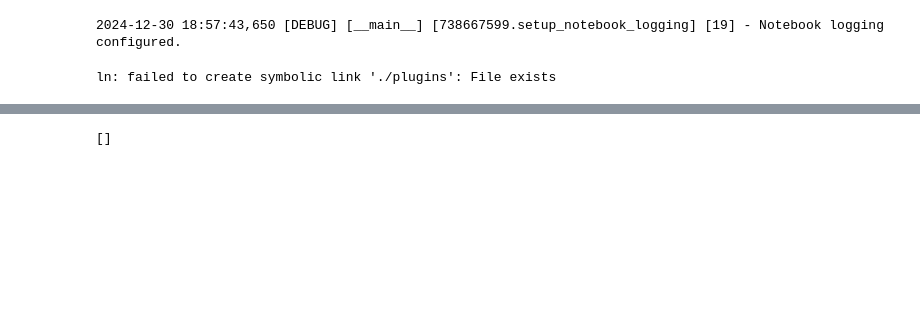
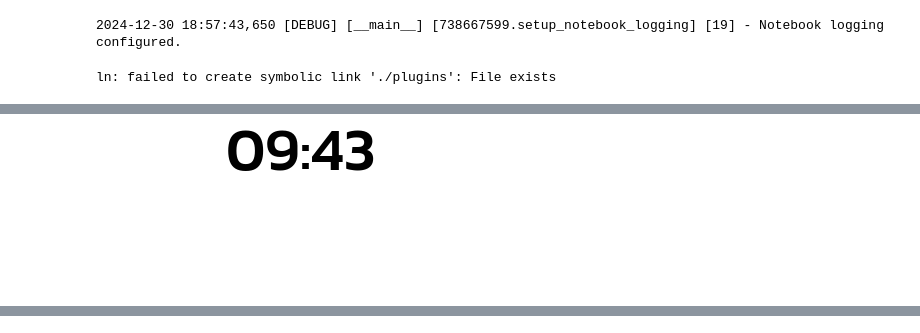
Before and after one commit to txoof/PaperPi-Web, a Jupyter notebook: library/plugin_manager.ipynb, the cells around one changed output, grey strips where cells are left out. Cells and saved outputs as stored; diff of their text form; code cells hidden in the pictures; blank space fills up the shorter version.

Commit message:
wip(plugin_manager): add docstrings

```diff
--- a/library/plugin_manager.ipynb
+++ b/library/plugin_manager.ipynb
@@ -518,0 +819,3 @@ m.load_plugins()
+# %%
+m.load_plugins()
+m.config
@@ -519,30 +854,36 @@ m.load_plugins()
 # %%
 import time
+from IPython.display import display, clear_output
+from PIL import Image
 
-# Toy loop to simulate plugin updates
+# Toy loop to simulate plugin updates and display images
 logger.info("Starting toy loop to simulate plugin updates...")
 
-loop_count = 0
-max_loops = 20  # Stop after 20 loops for testing
+try:
+    while True:
+        clear_output(wait=True)  # Clear the output to update display smoothly
+        logger.info("\n--- Plugin Update Cycle ---")
 
-while loop_count < max_loops:
-    logger.info(f"\n--- Loop {loop_count + 1} ---")
+        # Update all plugins
+        m.update_plugins()
 
-    m.update_plugins()
+        print('*'*5, m.plugin_failures, '*'*5)
+        # Show the currently active plugin and its image (if available)
+        if m.foreground_plugin and m.foreground_plugin.image:
+            plugin_name = m.foreground_plugin.name
+            plugin_data = m.foreground_plugin.data
+            image = m.foreground_plugin.image
 
-    # Show currently active plugin and its data
-    if m.foreground_plugin:
-        plugin_name = m.foreground_plugin.name
-        plugin_data = m.foreground_plugin.data
-        logger.info(f"Foreground Plugin: {plugin_name}")
-        logger.info(f"Plugin Data: {plugin_data}")
-    else:
-        logger.info("No active plugin at this time.")
+            logger.info(f"Foreground Plugin: {plugin_name}")
+            logger.info(f"Plugin Data: {plugin_data}")
 
-    # Simulate a short delay to mimic update intervals
-    time.sleep(1)
+            display(image)  # Display the plugin image in Jupyter
+        else:
+            logger.info("No active plugin at this time.")
 
-    loop_count += 1
+        # Simulate a short delay to mimic update intervals
+        time.sleep(5)
 
-logger.info("Toy loop completed.")
+except KeyboardInterrupt:
+    logger.info("Toy loop interrupted. Exiting gracefully.")
 # %% [output]
@@ -565,0 +896 @@ logger.info("Toy loop completed.")
+[figure, added]
@@ -566,4 +897,0 @@ logger.info("Toy loop completed.")
-# %%
-m.active_plugins
-# %% [output]
-[]
```
Also changed, not shown: parts of 13 cells of this notebook, 1 other file.
